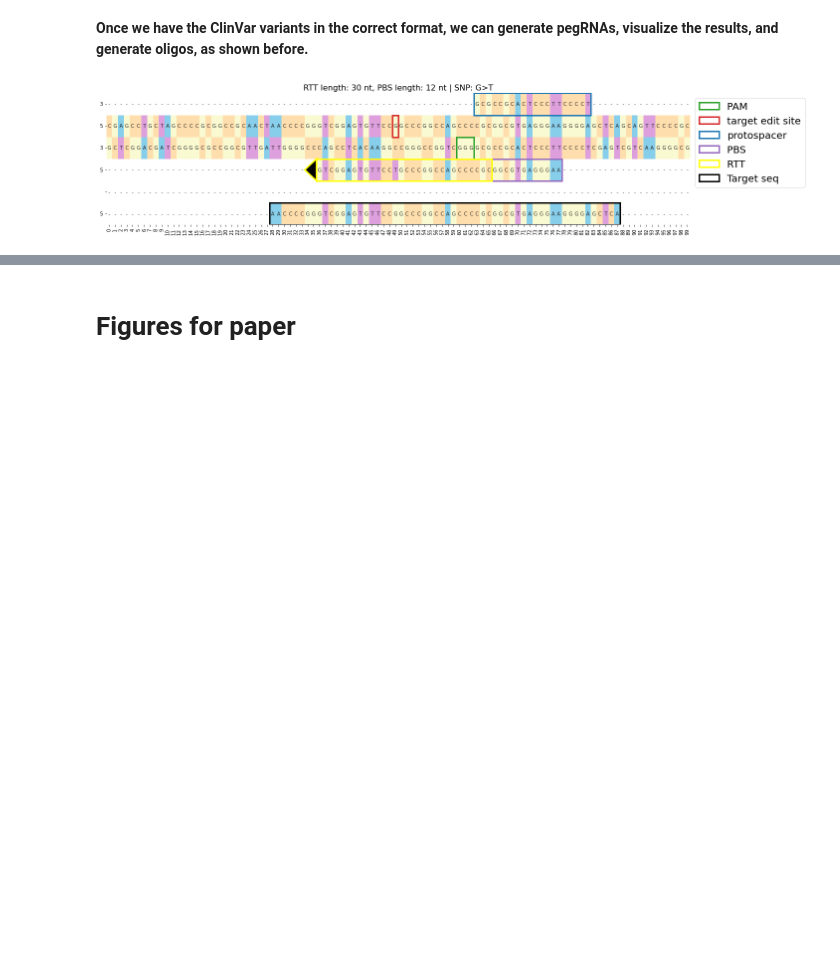
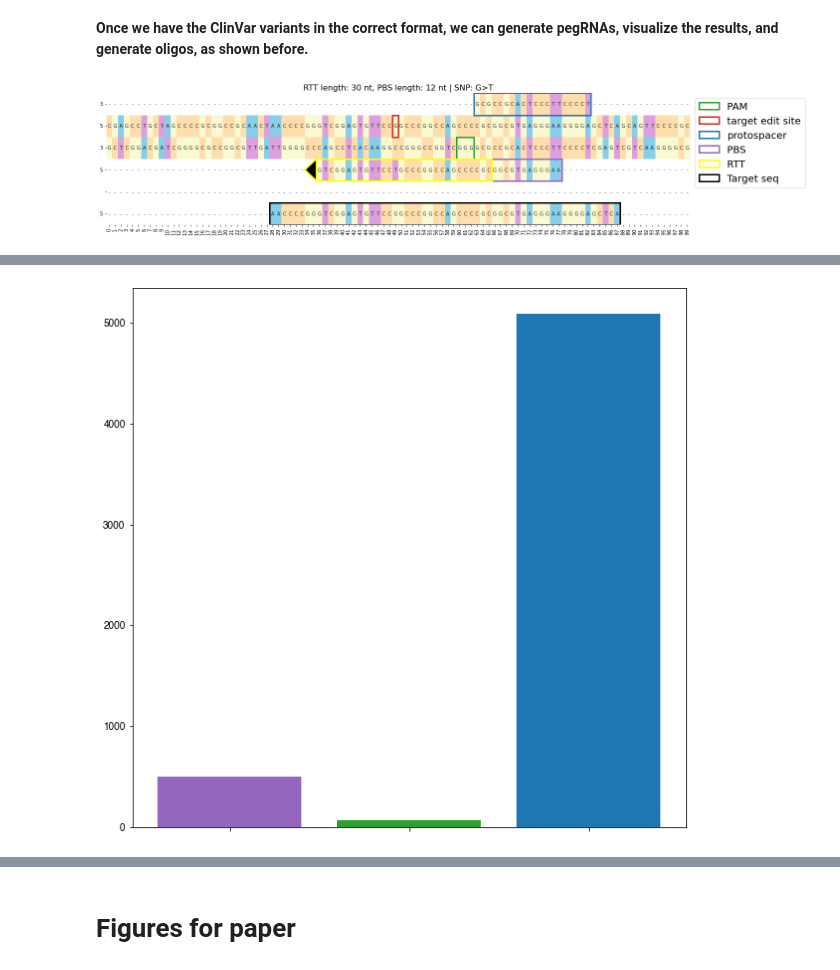
Before and after one commit to samgould2/PEGG, a Jupyter notebook: examples/PEGG_example.ipynb, the cells around one changed output, grey strips where cells are left out. Drawn from its saved outputs; the diff is of its cells as text; code cells hidden in the pictures; blank space fills up the shorter version.

```diff
--- a/examples/PEGG_example.ipynb
+++ b/examples/PEGG_example.ipynb
@@ -449,0 +574,34 @@ h = pegg.pegrna_display(ranked_filtered, pegRNA_df_loc, records, index_list)
+# %%
+#seeing what fraction are modeled
+modeled = np.unique(ranked_filtered['mutant index'])
+
+var_types = list(np.unique(msh6_combined['Variant_Type']))
+var_dict = dict(zip(var_types, [0,1,2]))
+#var_count = [[],[],[]]
+var_count = np.zeros(3)
+
+clin_sigs = list(np.unique(msh6_combined['CLNSIG']))
+clin_dict = dict(zip(clin_sigs, [0,1,2,3,4,5,6,7,8]))
+#clin_count = [[],[],[],[],[],[],[],[],[]]
+clin_count = np.zeros(len(clin_sigs))
+
+
+for i, val in msh6_combined.iterrows():
+    var = val['Variant_Type']
+    clin_sig = val['CLNSIG']
+    if i in modeled:
+        idx = var_dict[var]
+        var_count[idx]+=1
+        #var_count[idx].append(i)
+
+        idx2 = clin_dict[clin_sig]
+        clin_count[idx2]+=1
+        #clin_count[idx2].append(i)
+
+
+v1, var_totals = np.unique(msh6_combined['Variant_Type'], return_counts=True)
+c1, clin_totals = np.unique(msh6_combined['CLNSIG'], return_counts=True)
+
+var_perc = var_count/var_totals
+clin_perc = clin_count/clin_totals
+#len(modeled)/len(msh6_combined)
@@ -449,0 +637,11 @@ h = pegg.pegrna_display(ranked_filtered, pegRNA_df_loc, records, index_list)
+# %%
+#making summary bar plots...
+import matplotlib.pyplot as plt
+fig, ax = plt.subplots(figsize=(10,10))
+
+plt.bar(var_types, var_totals, color=['tab:purple', 'tab:green', 'tab:blue'])
+ax.set_xticklabels(["","",""], rotation=90, fontsize=10);
+#ax.set_yticklabels(["","","","","",""], rotation=90, fontsize=10);
+#fig.savefig('var_input.svg')
+# %% [output]
+[figure, added]
```
Also changed, not shown: parts of 35 cells of this notebook, 3 other files.
